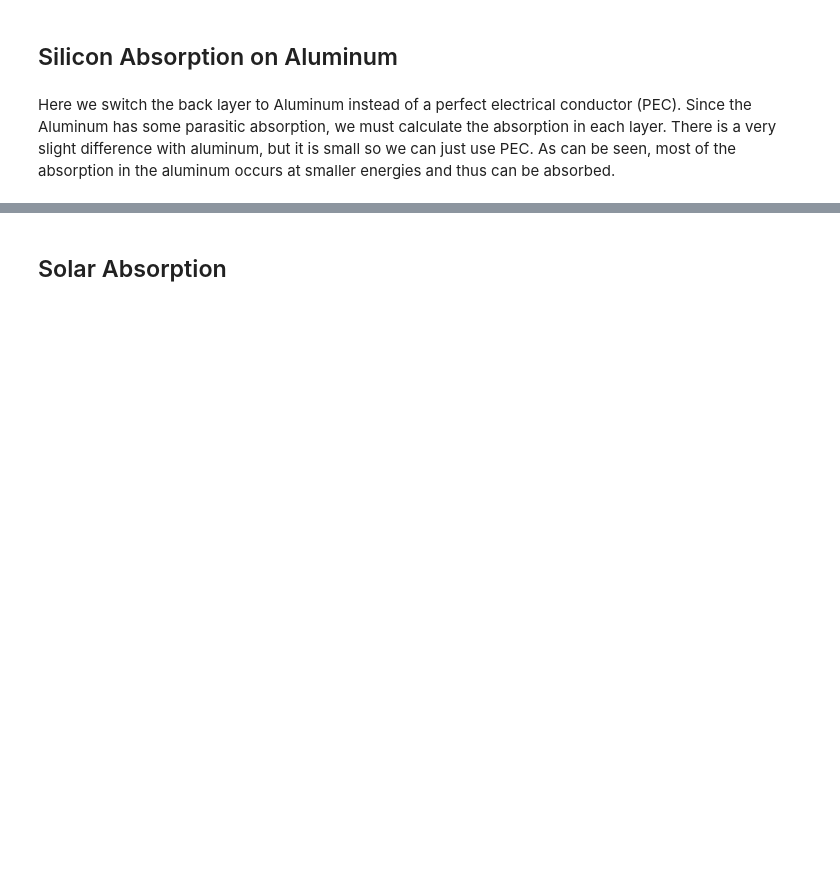
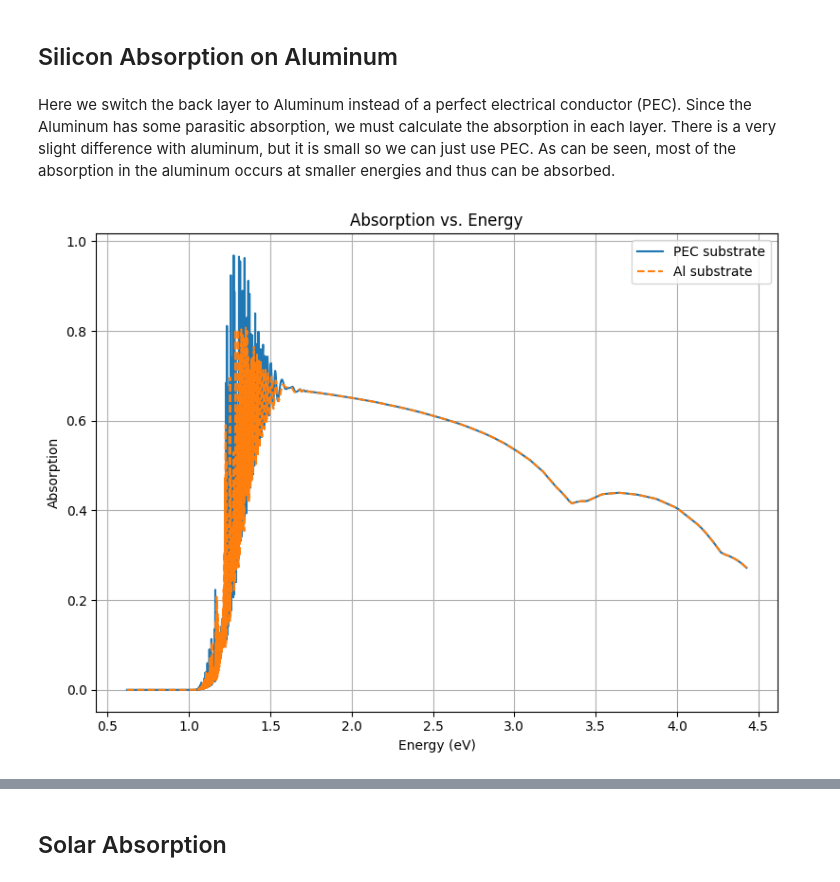
Before and after one commit to JaxLayerLumos/JaxLayerLumos, a Jupyter notebook: examples/solar-cell-analysis.ipynb, the cells around one changed output, grey strips where cells are left out. Drawn from its saved outputs; the diff is of its cells as text; code cells hidden in the pictures; blank space fills up the shorter version.

```diff
--- a/examples/solar-cell-analysis.ipynb
+++ b/examples/solar-cell-analysis.ipynb
@@ -71,8 +83,8 @@ energy = jll_utils_spectra.convert_wavelengths_to_energy(wavelengths)
 
 materials = ["Air", "cSi", "Al"]
 thicknesses = jnp.array([0, 40e-6, 0])
-material_silicon_index = 2
-material_aluminum_index = 3
+material_silicon_index = 1
+material_aluminum_index = 2
 
 n_k = jll_utils_materials.get_n_k(materials, frequencies)
 inc_angle = 0.0
@@ -88,17 +100,19 @@ results_coeffs = jll_utils_position.calc_absorption_in_each_layer(
 # %%
 fig = plt.figure(figsize=(8, 6))
 ax = fig.gca()
 
-ax.plot(energy, A, label='PEC substrate', linestyle='solid')
-ax.plot(energy, results_coeffs["absorption_layer_TE"][material_silicon_index-1,:], label='Al substrate', linestyle='dashed')
+ax.plot(energy, A, label='PEC substrate')
+ax.plot(energy, results_coeffs["absorption_layer_TE"][material_silicon_index, :], label='Al substrate', linestyle='dashed')
 ax.set_xlabel("Energy (eV)")
 ax.set_ylabel("Absorption")
 ax.set_title("Absorption vs. Energy")
 ax.grid()
 
 plt.legend()
 plt.tight_layout()
 plt.show()
+# %% [output]
+[figure, added]
 # %%
 fig = plt.figure(figsize=(8, 6))
 ax = fig.gca()
```
Also changed, not shown: parts of 12 cells of this notebook.
